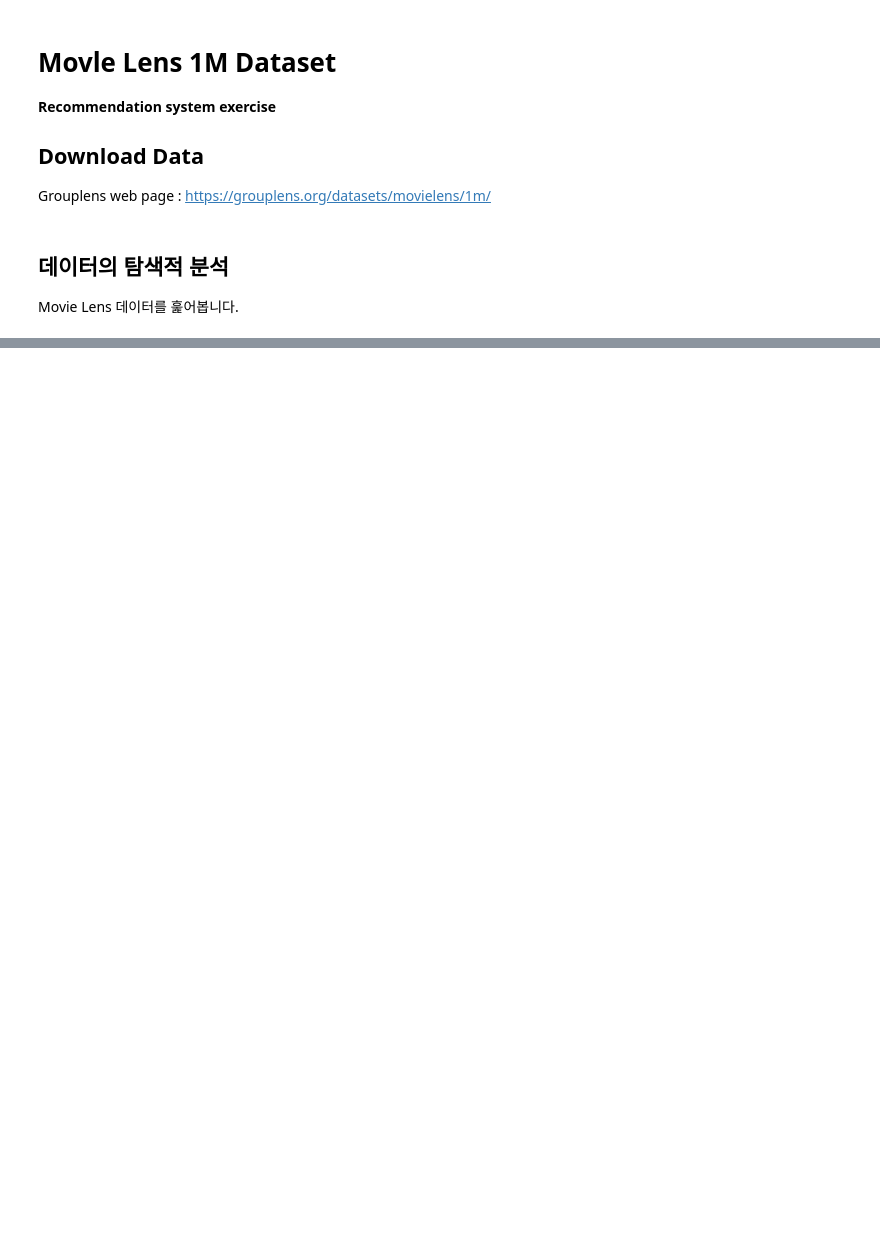
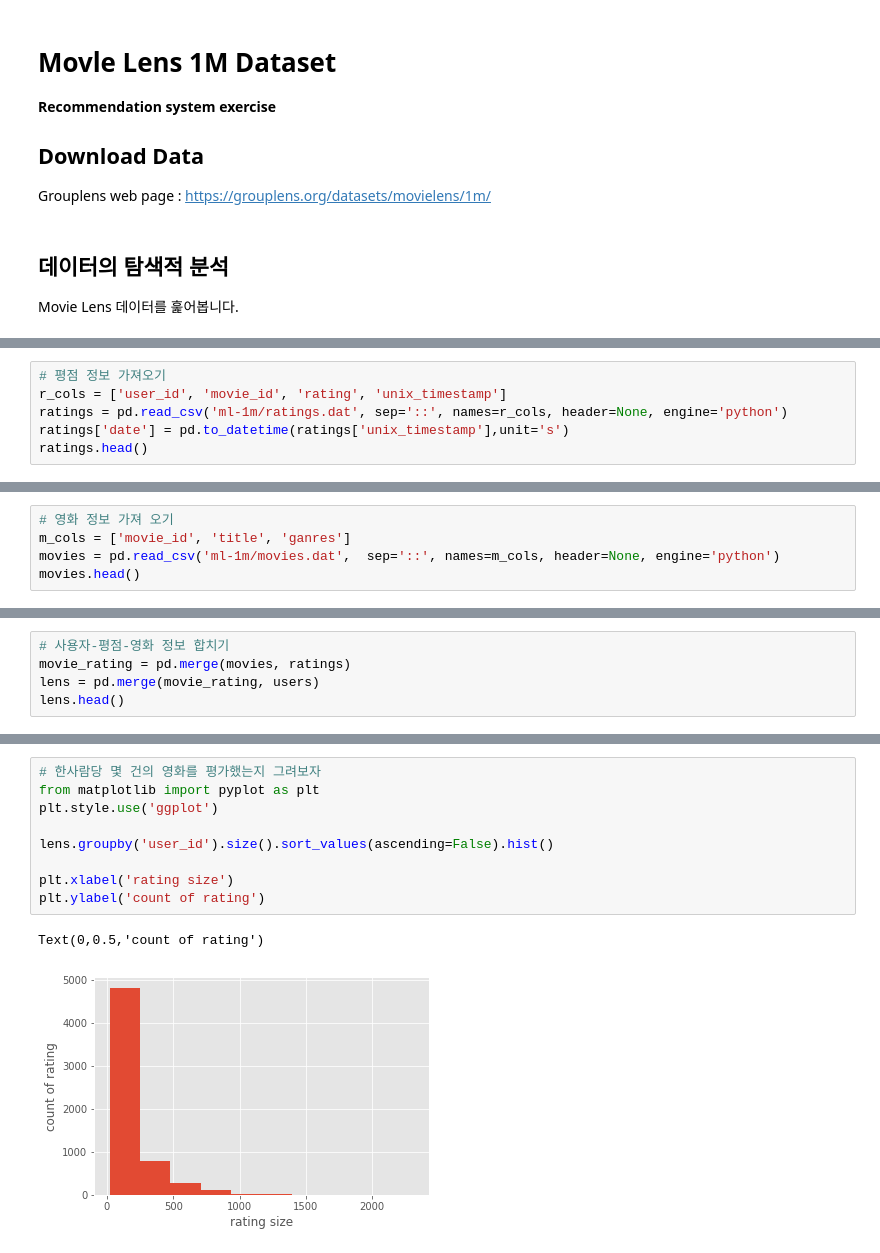
Before and after one commit to ivorycirrus/writing, a Jupyter notebook: laboratory/machine_learning/movielens/movielens_1m.ipynb, the cells around one changed output, grey strips where cells are left out. Drawn from its saved outputs; the diff is of its cells as text; blank space fills up the shorter version.

Commit message:
movielens : Exploratory Analysis

```diff
--- a/laboratory/machine_learning/movielens/movielens_1m.ipynb
+++ b/laboratory/machine_learning/movielens/movielens_1m.ipynb
@@ -21,3 +22,9 @@ users.head()
 | 2 | 3 | M | 25 | 15 | 55117 |
 | 3 | 4 | M | 45 | 7 | 02460 |
 | 4 | 5 | M | 25 | 20 | 55455 |
+# %%
+# 평점 정보 가져오기
+r_cols = ['user_id', 'movie_id', 'rating', 'unix_timestamp']
+ratings = pd.read_csv('ml-1m/ratings.dat', sep='::', names=r_cols, header=None, engine='python')
+ratings['date'] = pd.to_datetime(ratings['unix_timestamp'],unit='s')
+ratings.head()
@@ -23,0 +38,5 @@ users.head()
+# %%
+# 영화 정보 가져 오기
+m_cols = ['movie_id', 'title', 'ganres']
+movies = pd.read_csv('ml-1m/movies.dat',  sep='::', names=m_cols, header=None, engine='python')
+movies.head()
@@ -23,0 +50,5 @@ users.head()
+# %%
+# 사용자-평점-영화 정보 합치기
+movie_rating = pd.merge(movies, ratings)
+lens = pd.merge(movie_rating, users)
+lens.head()
@@ -23,0 +119,12 @@ users.head()
+# %%
+# 한사람당 몇 건의 영화를 평가했는지 그려보자
+from matplotlib import pyplot as plt
+plt.style.use('ggplot')
+
+lens.groupby('user_id').size().sort_values(ascending=False).hist()
+
+plt.xlabel('rating size')
+plt.ylabel('count of rating')
+# %% [output]
+Text(0,0.5,'count of rating')
+[figure, added]
```
Also changed, not shown: parts of 8 cells of this notebook.
